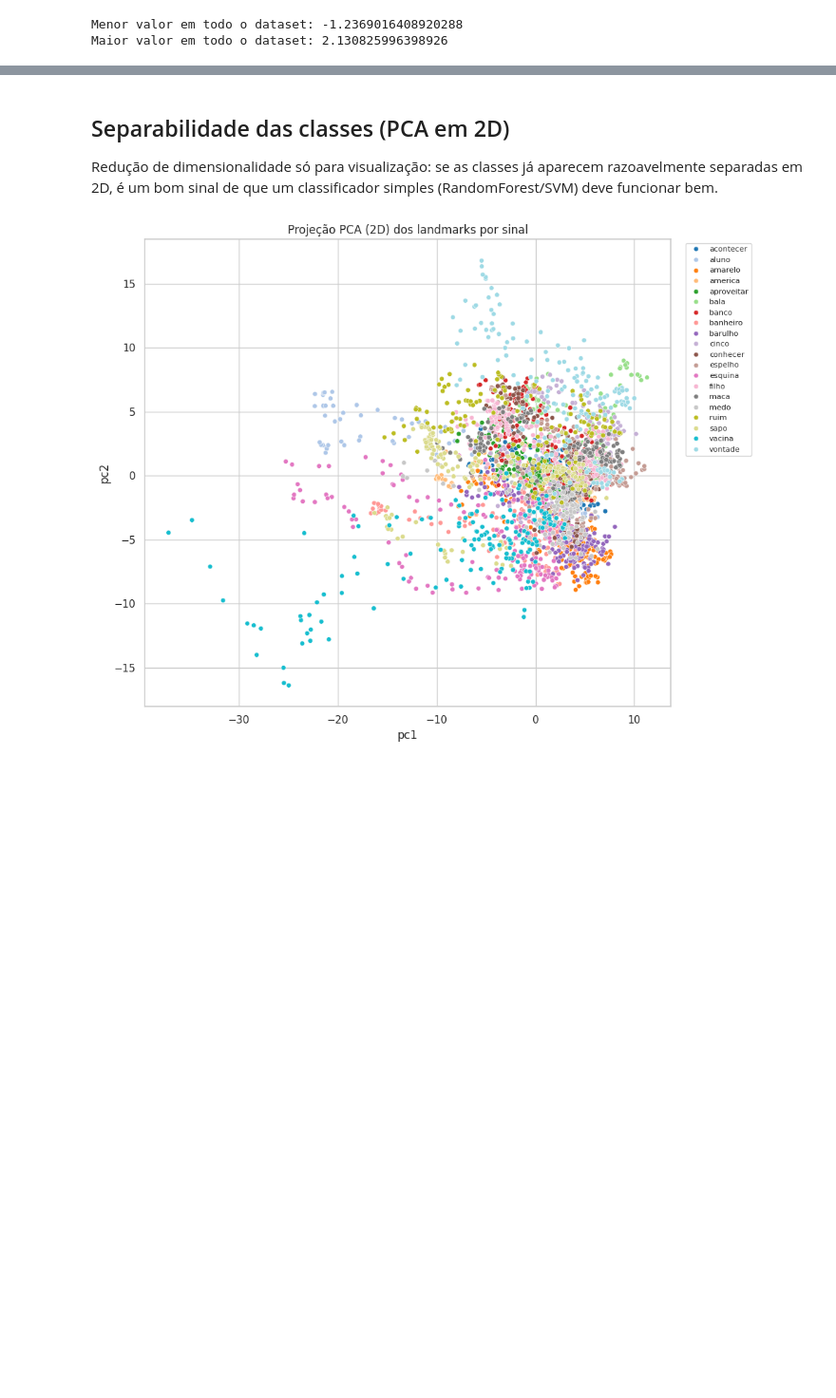
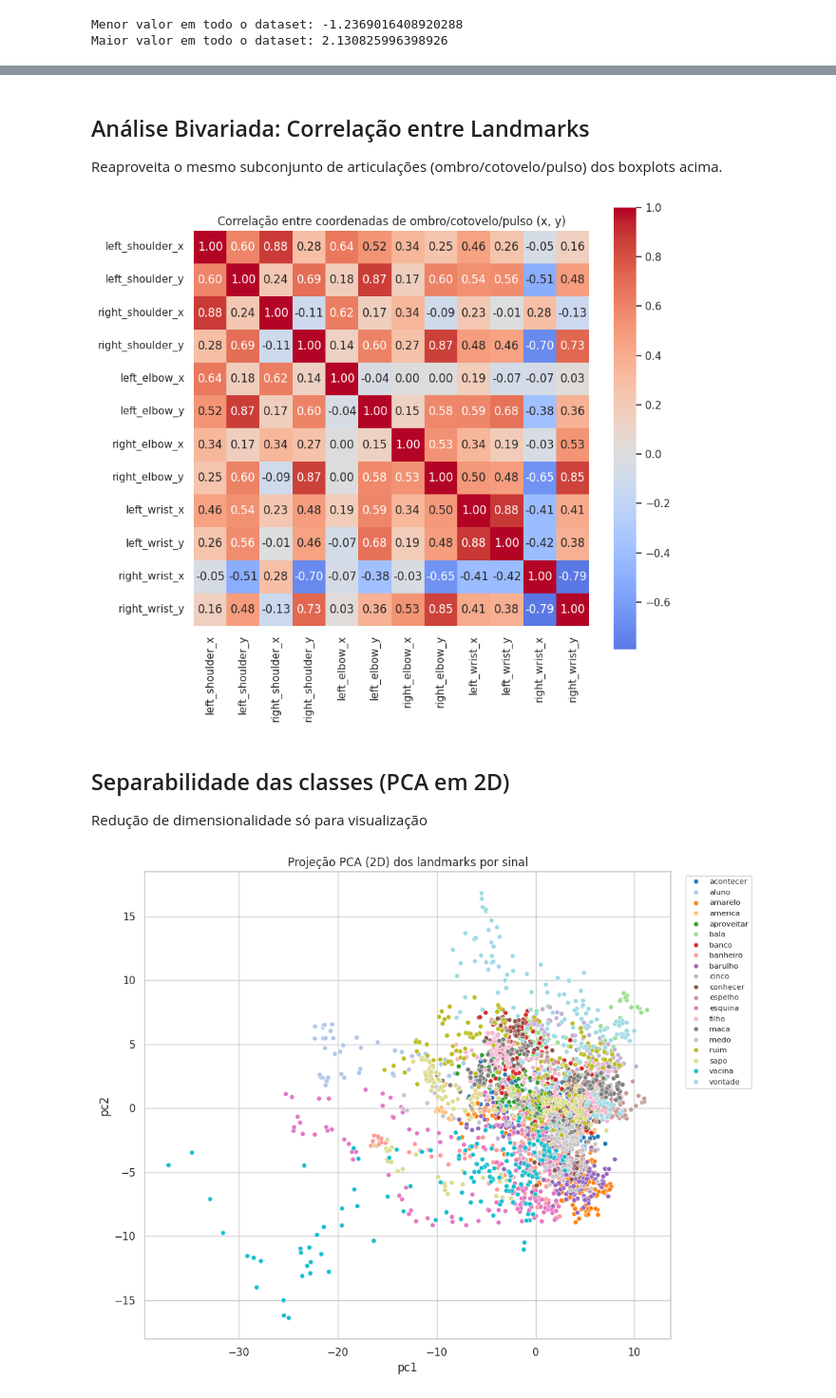
Before and after one commit to AmandaTrinity/pose-detector, a Jupyter notebook: notebooks/eda.ipynb, the cells around one changed output, grey strips where cells are left out. Shown at 95% size. Saved outputs shown, nothing was run; the diff lists cells and outputs as text; code cells hidden in the pictures; blank space fills up the shorter version.

```diff
--- a/notebooks/eda.ipynb
+++ b/notebooks/eda.ipynb
@@ -105,8 +127,22 @@ Maior valor em todo o dataset: 2.130825996398926
+# %% [markdown]
+## Análise Bivariada: Correlação entre Landmarks
+
+Reaproveita o mesmo subconjunto de articulações (ombro/cotovelo/pulso) dos boxplots acima.
+# %%
+corr = features[colunas_braco].corr()
+
+fig, ax = plt.subplots(figsize=(9, 8))
+sns.heatmap(corr, annot=True, fmt='.2f', cmap='coolwarm', center=0, ax=ax, square=True)
+ax.set_title('Correlação entre coordenadas de ombro/cotovelo/pulso (x, y)')
+plt.tight_layout()
+plt.savefig('notebooks/correlation_heatmap.png', dpi=120)
+plt.show()
+# %% [output]
+[figure, added]
 # %% [markdown]
 ## Separabilidade das classes (PCA em 2D)
 
-Redução de dimensionalidade só para visualização: se as classes já aparecem razoavelmente separadas em 2D,
-é um bom sinal de que um classificador simples (RandomForest/SVM) deve funcionar bem.
+Redução de dimensionalidade só para visualização
 # %%
 X = StandardScaler().fit_transform(features.values)
 componentes = PCA(n_components=2, random_state=42).fit_transform(X)
```
Also changed, not shown: parts of 11 cells of this notebook, 2 other files.
